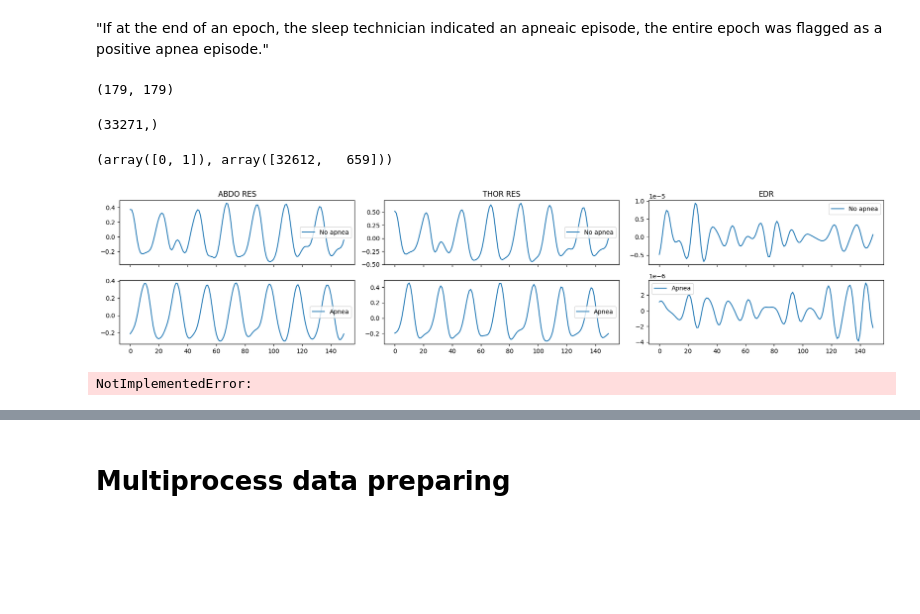
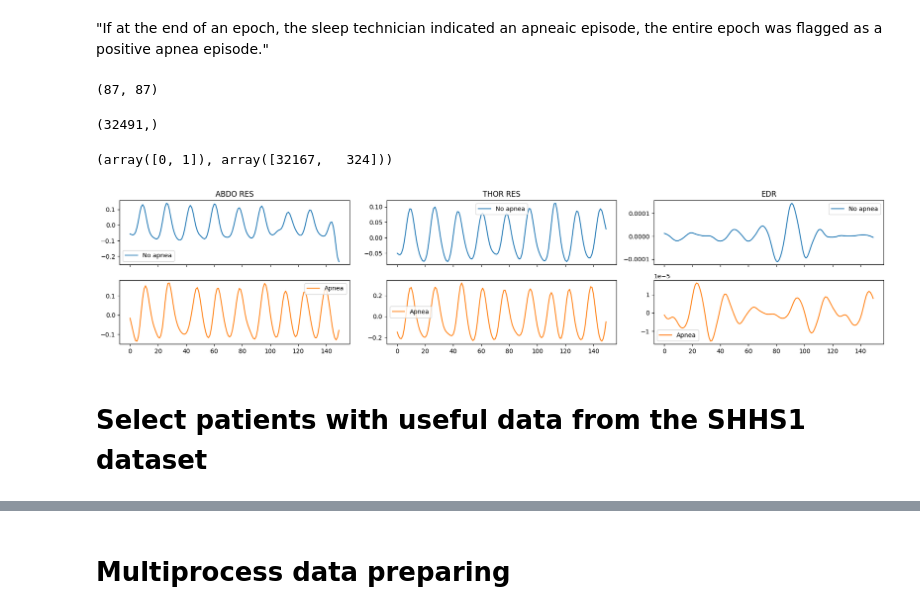
Before and after one commit to dattran-itrvn/Automated-Sleep-Apnea-Detection, a Jupyter notebook: prepare_data.ipynb, the cells around one changed output, grey strips where cells are left out. Cells and saved outputs as stored; diff of their text form; code cells hidden in the pictures; blank space fills up the shorter version.

Commit message:
update patient selection on SHHS1

```diff
--- a/prepare_data.ipynb
+++ b/prepare_data.ipynb
@@ -33,7 +33,7 @@ SEGMENT_STRIDE = 1 # second
 
 HALF_SEGMENTS = (SEGMENT_LENGTH // SINGLE_ANNOT) // 2
 
-SAMPLE_RECORD = 'shhs2-200078'
+SAMPLE_RECORD = 'shhs1-200001'
 
 SMALL_PORTION = 1 # get small portion of train/validation for debugging or tuning, 1 to ignore
 
@@ -42,7 +42,7 @@ SELECTED_CHANNELS = ['ABDO RES', 'THOR RES', # resp signals
                      'ECG'] # to get EDR (ECG derived resp signal)
 # %%
 shhs1_edfs = glob.glob(os.path.join(BASE_DB_PATH, 'edfs/shhs1/*.edf'))
-shhs2_edfs = glob.glob(os.path.join(BASE_DB_PATH, 'edfs/shhs2/*.edf'))
+shhs2_edfs = [] # glob.glob(os.path.join(BASE_DB_PATH, 'edfs/shhs2/*.edf')) # only use shhs1
 shhs1_edfs = sorted(shhs1_edfs) # only get samples
 shhs2_edfs = sorted(shhs2_edfs)
 
@@ -52,6 +52,6 @@ len(shhs1_edfs), len(shhs2_edfs)
 # %%
 shhs1_xmls = glob.glob(os.path.join(BASE_DB_PATH, 'annotations-events-nsrr/shhs1/*.xml'))
-shhs2_xmls = glob.glob(os.path.join(BASE_DB_PATH, 'annotations-events-nsrr/shhs2/*.xml'))
+shhs2_xmls = [] # glob.glob(os.path.join(BASE_DB_PATH, 'annotations-events-nsrr/shhs2/*.xml'))
 shhs1_xmls = sorted(shhs1_xmls)
 shhs2_xmls = sorted(shhs2_xmls)
 
@@ -603,10 +603,10 @@ def get_onset_offset(annot: mne.Annotations, label: str):
     off = (startt + selected_df["duration"]).astype(int)
     return startt, off
 
-onsets, offsets = get_onset_offset(resp_edf.annotations, 'pnea') # apnea to include OSA and CSA only, pnea to add hypopnea
+onsets, offsets = get_onset_offset(resp_edf.annotations, 'pnea') # 'apnea' to include OSA and CSA only, 'pnea' to add hypopnea
 len(onsets), len(offsets)
 # %% [output]
-(179, 179)
+(87, 87)
 # %%
 def assign_apnea(onset, offset,
                  n_times,
@@ -635,35 +635,33 @@ def assign_apnea(onset, offset,
 label = assign_apnea(onsets, offsets, resp_edf.n_times, splitted_data.shape[2])
 label.shape
 # %% [output]
-(33271,)
+(32491,)
 # %%
 np.unique(label, return_counts=True)
 # %% [output]
-(array([0, 1]), array([32612,   659]))
+(array([0, 1]), array([32167,   324]))
 # %%
 first_nonapnea = np.random.choice(np.where(label == 0)[0], size=1)[0]
 first_apnea = np.random.choice(np.where(label == 1)[0], size=1)[0]
 
 fig, axes = plt.subplots(nrows=2, ncols=3, figsize=(18, 4), sharex=True)
 
 axes[0, 0].set_title("ABDO RES")
 axes[0, 1].set_title("THOR RES")
 axes[0, 2].set_title("EDR")
 
 sns.lineplot(splitted_data[first_nonapnea][0], ax=axes[0, 0], label='No apnea')
 sns.lineplot(splitted_data[first_nonapnea][1], ax=axes[0, 1], label='No apnea')
 sns.lineplot(splitted_data[first_nonapnea][2], ax=axes[0, 2], label='No apnea')
 
-sns.lineplot(splitted_data[first_apnea][0], ax=axes[1, 0], label='Apnea')
-sns.lineplot(splitted_data[first_apnea][1], ax=axes[1, 1], label='Apnea')
-sns.lineplot(splitted_data[first_apnea][2], ax=axes[1, 2], label='Apnea')
+sns.lineplot(splitted_data[first_apnea][0], ax=axes[1, 0], color='tab:orange', label='Apnea')
+sns.lineplot(splitted_data[first_apnea][1], ax=axes[1, 1], color='tab:orange', label='Apnea')
+sns.lineplot(splitted_data[first_apnea][2], ax=axes[1, 2], color='tab:orange', label='Apnea')
 
 
 fig.tight_layout()
 plt.show()
 # %% [output]
-[figure, old version]
+[figure, new version]
-# %%
-raise NotImplementedError() #
-# %% [output]
-NotImplementedError:
+# %% [markdown]
+# Select patients with useful data from the SHHS1 dataset
```
Also changed, not shown: parts of 17 cells of this notebook.
